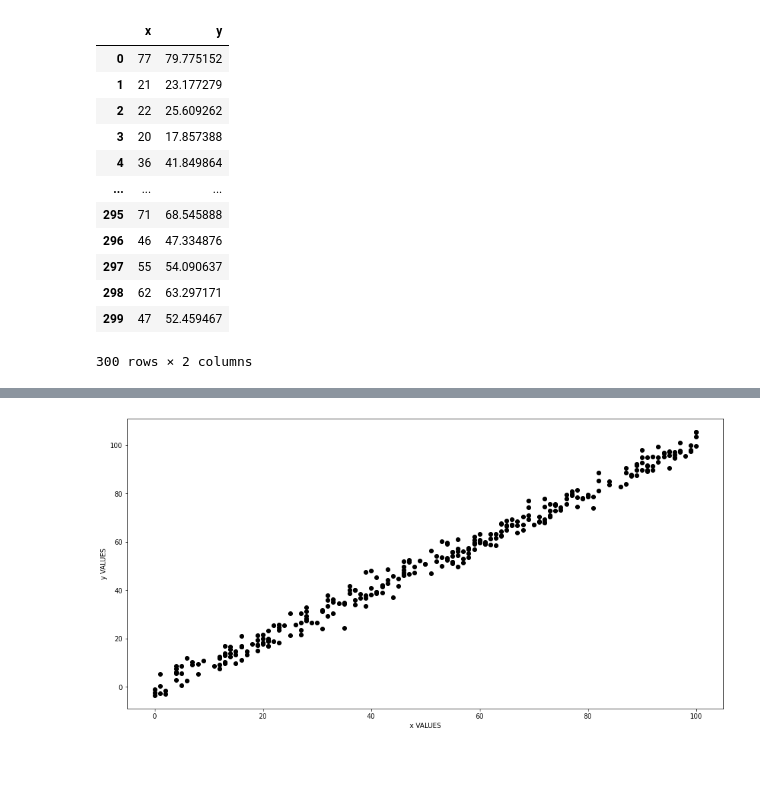
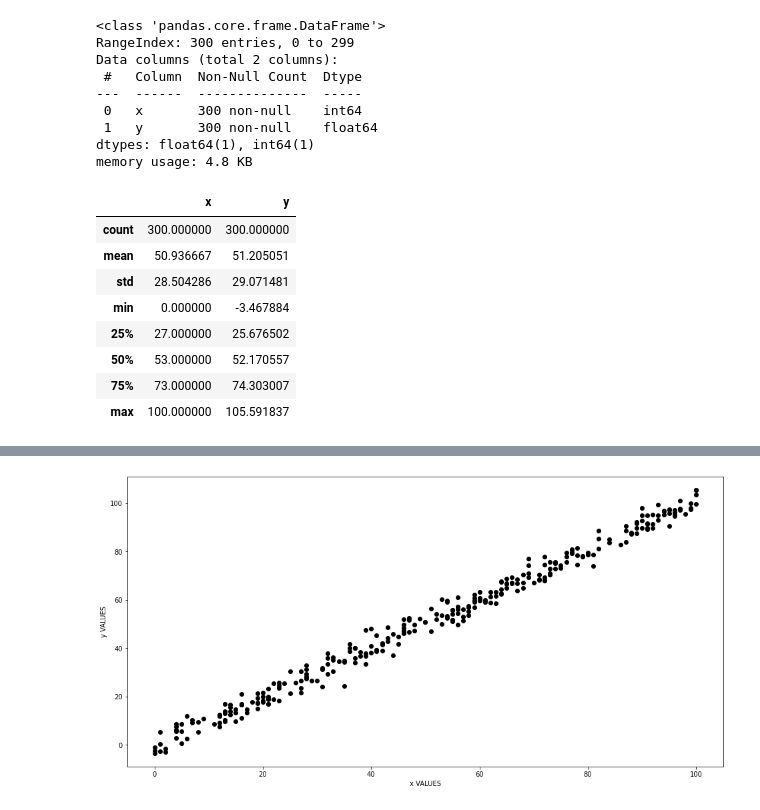
Before and after one commit to abdu-zeyad/linear-regression, a Jupyter notebook: regression.ipynb, the cells around one changed output, grey strips where cells are left out. Drawn from its saved outputs; the diff is of its cells as text; code cells hidden in the pictures; blank space fills up the shorter version.

```diff
--- a/regression.ipynb
+++ b/regression.ipynb
@@ -9,17 +9,23 @@ import statsmodels.api as sm
 # %%
 data = pd.read_csv("./LR.csv")
-data
+data.info()
+data.describe()
 # %% [output]
+<class 'pandas.core.frame.DataFrame'>
+RangeIndex: 300 entries, 0 to 299
+Data columns (total 2 columns):
+ #   Column  Non-Null Count  Dtype
+---  ------  --------------  -----
+ 0   x       300 non-null    int64
+ 1   y       300 non-null    float64
+dtypes: float64(1), int64(1)
+memory usage: 4.8 KB
 |  | x | y |
-| 0 | 77 | 79.775152 |
-| 1 | 21 | 23.177279 |
-| 2 | 22 | 25.609262 |
-| 3 | 20 | 17.857388 |
-| 4 | 36 | 41.849864 |
-| ... | ... | ... |
-| 295 | 71 | 68.545888 |
-| 296 | 46 | 47.334876 |
-| 297 | 55 | 54.090637 |
-| 298 | 62 | 63.297171 |
-| 299 | 47 | 52.459467 |
+| count | 300.000000 | 300.000000 |
+| mean | 50.936667 | 51.205051 |
+| std | 28.504286 | 29.071481 |
+| min | 0.000000 | -3.467884 |
+| 25% | 27.000000 | 25.676502 |
+| 50% | 53.000000 | 52.170557 |
+| 75% | 73.000000 | 74.303007 |
+| max | 100.000000 | 105.591837 |
-300 rows × 2 columns
```
Also changed, not shown: parts of 14 cells of this notebook.
